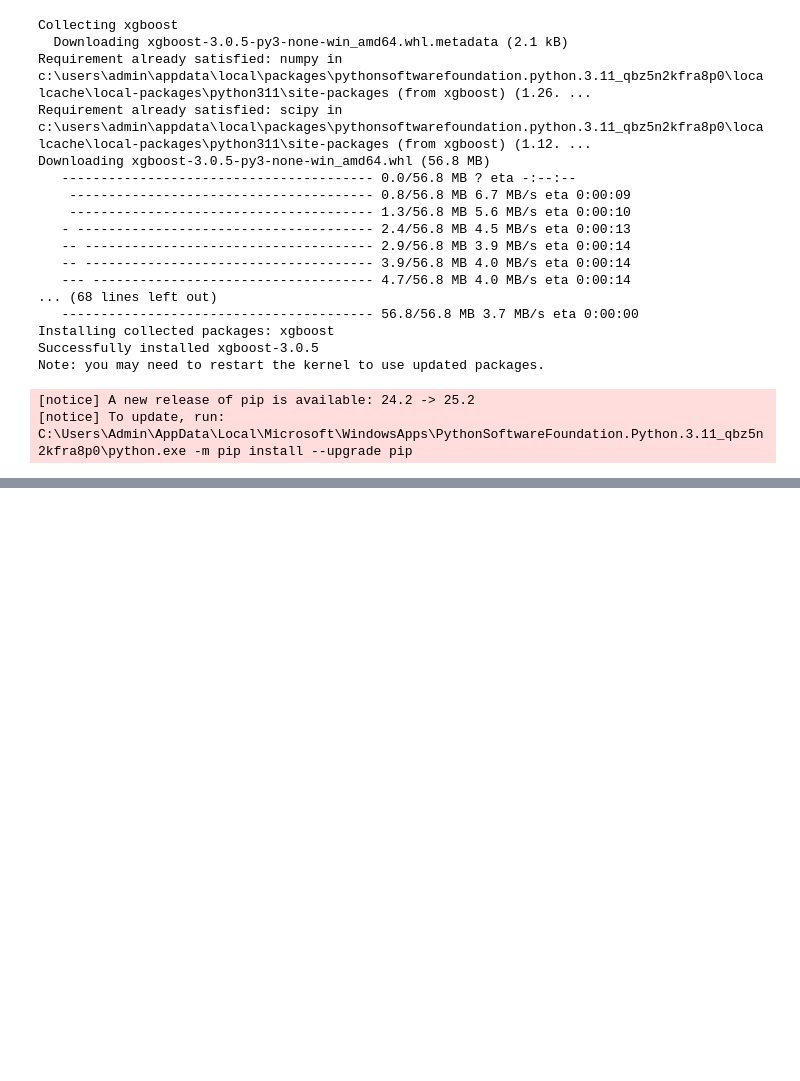
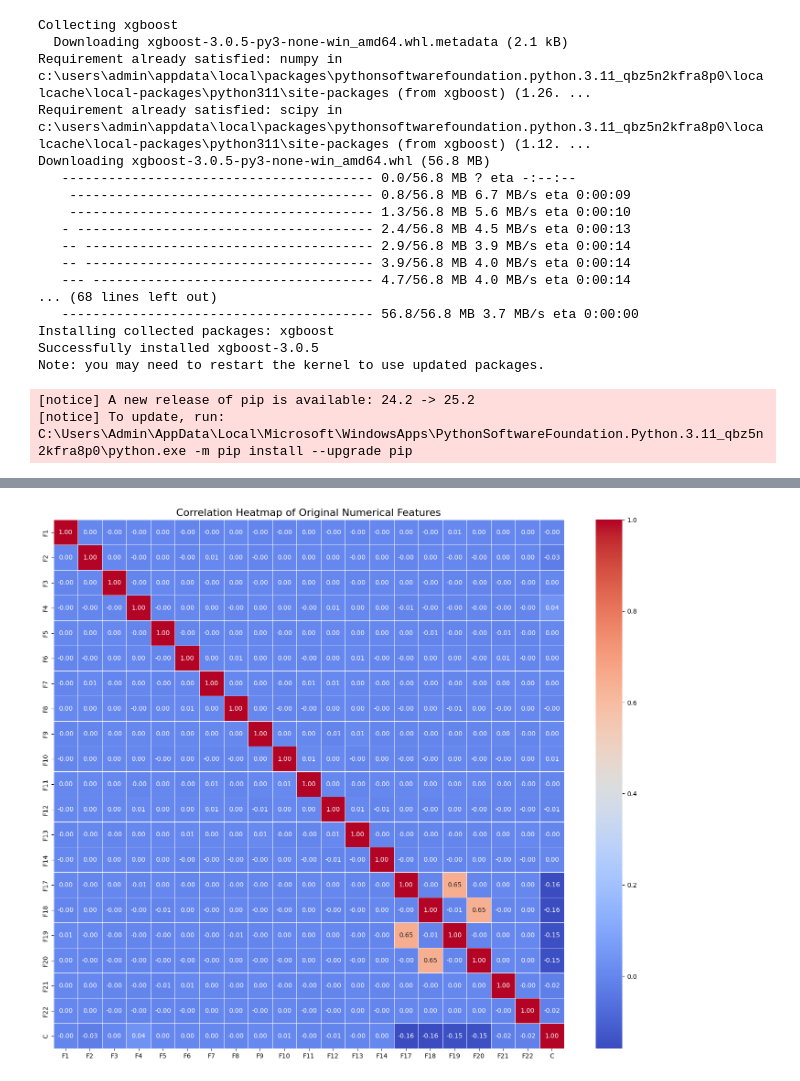
Before and after one commit to ayush23maan/shaadi, a Jupyter notebook: src/shaadi.ipynb, the cells around one changed output, grey strips where cells are left out. Drawn from its saved outputs; the diff is of its cells as text; code cells hidden in the pictures; blank space fills up the shorter version.

```diff
--- a/src/shaadi.ipynb
+++ b/src/shaadi.ipynb
@@ -690,0 +799,26 @@ weighted avg       0.80      0.55      0.57     20236
+# %%
+import pandas as pd
+import seaborn as sns
+import matplotlib.pyplot as plt
+
+# Assume 'df' is your original loaded DataFrame
+
+# 1. Select only the numerical features from the original DataFrame
+numerical_df = df.select_dtypes(include=['int64', 'float64'])
+
+# 2. Calculate the correlation matrix
+correlation_matrix = numerical_df.corr()
+
+# 3. Create the heatmap
+plt.figure(figsize=(18, 15))
+sns.heatmap(
+    correlation_matrix,
+    annot=True,
+    fmt='.2f',
+    cmap='coolwarm',
+    linewidths=.5
+)
+plt.title('Correlation Heatmap of Original Numerical Features', fontsize=16)
+plt.show()
+# %% [output]
+[figure, added]
```
Also changed, not shown: parts of 31 cells of this notebook, 4 other files.
